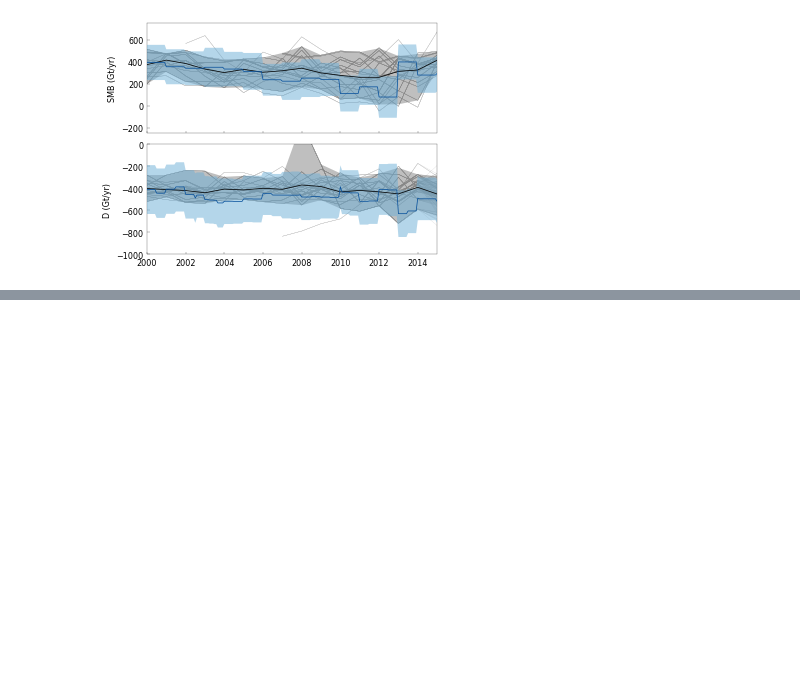
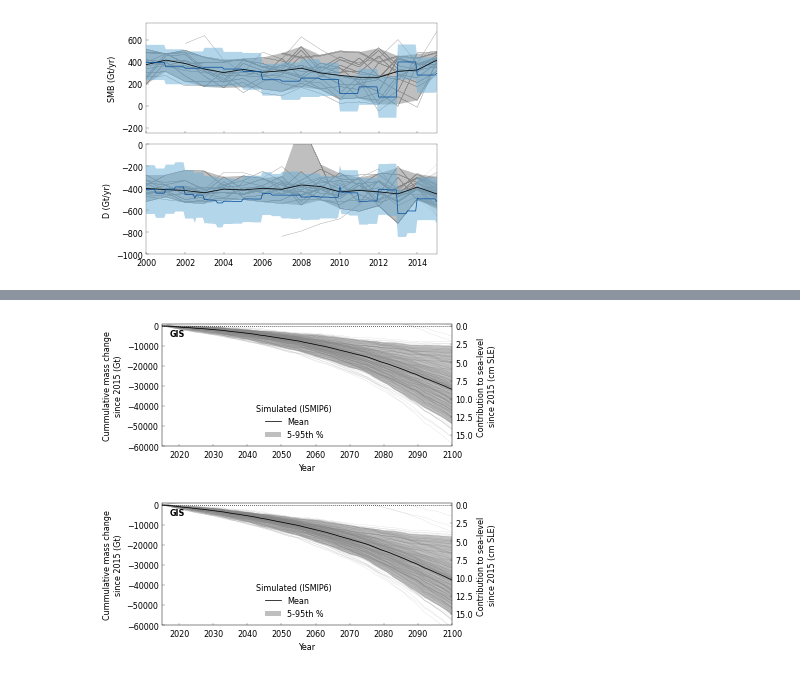
Before and after one commit to aaschwanden/ismip6-ipcc, a Jupyter notebook: analyze_slr_predictions.ipynb, the cells around one changed output, grey strips where cells are left out. Cells and saved outputs as stored; diff of their text form; code cells hidden in the pictures; blank space fills up the shorter version.

```diff
--- a/analyze_slr_predictions.ipynb
+++ b/analyze_slr_predictions.ipynb
@@ -322,0 +469,9 @@ plot_historical_partitioning("GIS_historical_fluxes.png", ismip6, imbie)
+# %%
+ice_sheet="GIS"
+filename = f"{ice_sheet}_projection.pdf"
+plot_ice_sheet(filename, ismip6, ice_sheet=ice_sheet, x_lim=[2015, 2100], y_lim=[-60000, 1000], p_var="Cumulative ice sheet mass change")
+filename = f"{ice_sheet}_projection_adjusted.pdf"
+plot_ice_sheet(filename, ismip6, ice_sheet=ice_sheet, x_lim=[2015, 2100], y_lim=[-60000, 1000], p_var="Hist. Adj. Cumulative ice sheet mass change")
+# %% [output]
+[figure, added]
+[figure, added]
```
Also changed, not shown: parts of 10 cells of this notebook, 1 other file.
